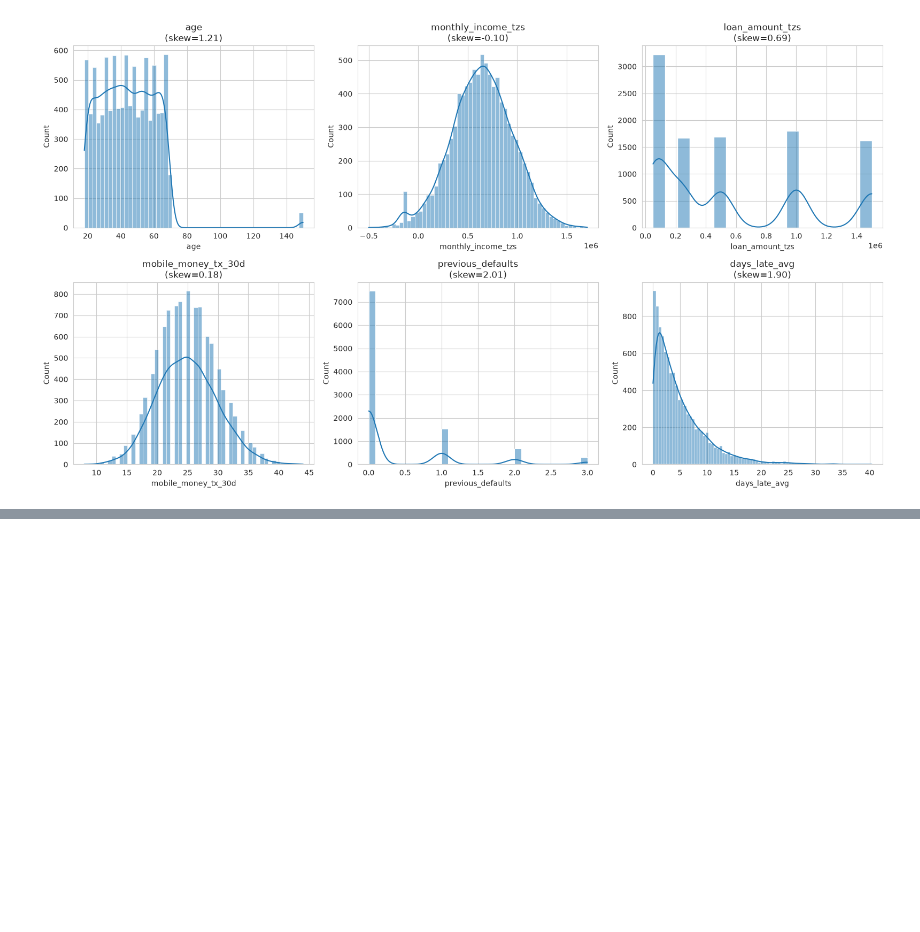
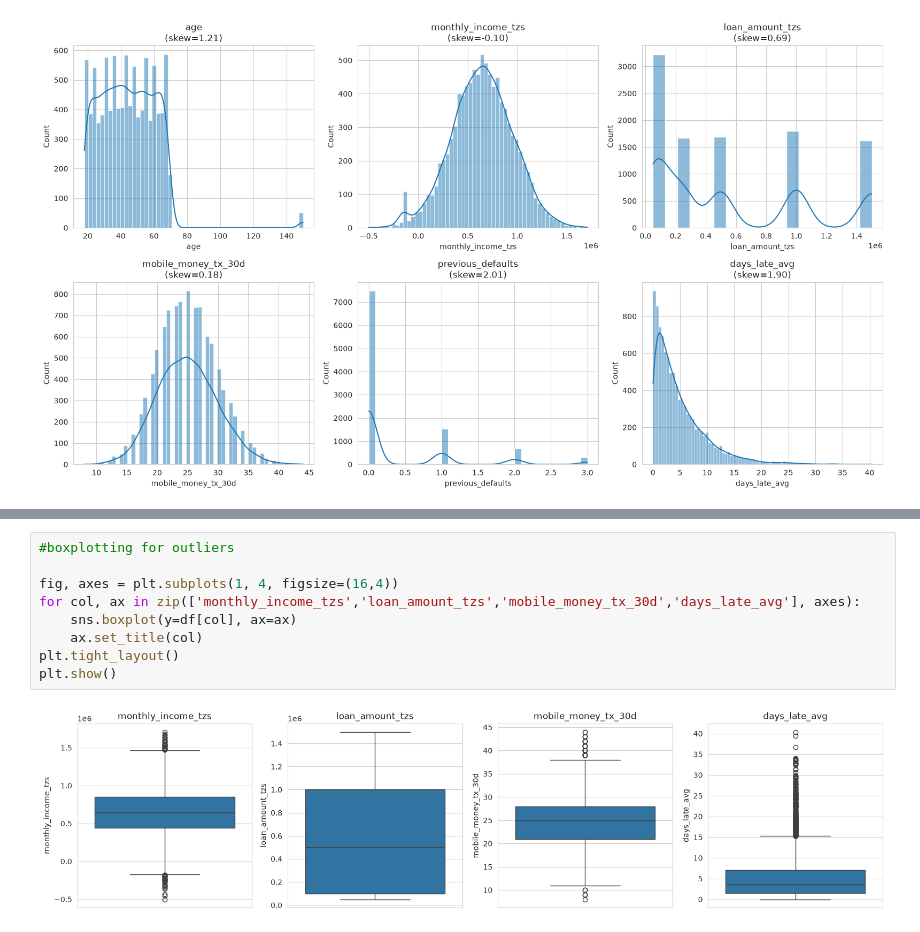
Before and after one commit to batholomeosyoko/boma-loans, a Jupyter notebook: boma_loans.ipynb, the cells around one changed output, grey strips where cells are left out. Drawn from its saved outputs; the diff is of its cells as text; blank space fills up the shorter version.

```diff
--- a/boma_loans.ipynb
+++ b/boma_loans.ipynb
@@ -206,0 +229,11 @@ plt.show()
+# %%
+#boxplotting for outliers
+
+fig, axes = plt.subplots(1, 4, figsize=(16,4))
+for col, ax in zip(['monthly_income_tzs','loan_amount_tzs','mobile_money_tx_30d','days_late_avg'], axes):
+    sns.boxplot(y=df[col], ax=ax)
+    ax.set_title(col)
+plt.tight_layout()
+plt.show()
+# %% [output]
+[figure, added]
```
Also changed, not shown: parts of 2 cells of this notebook.
